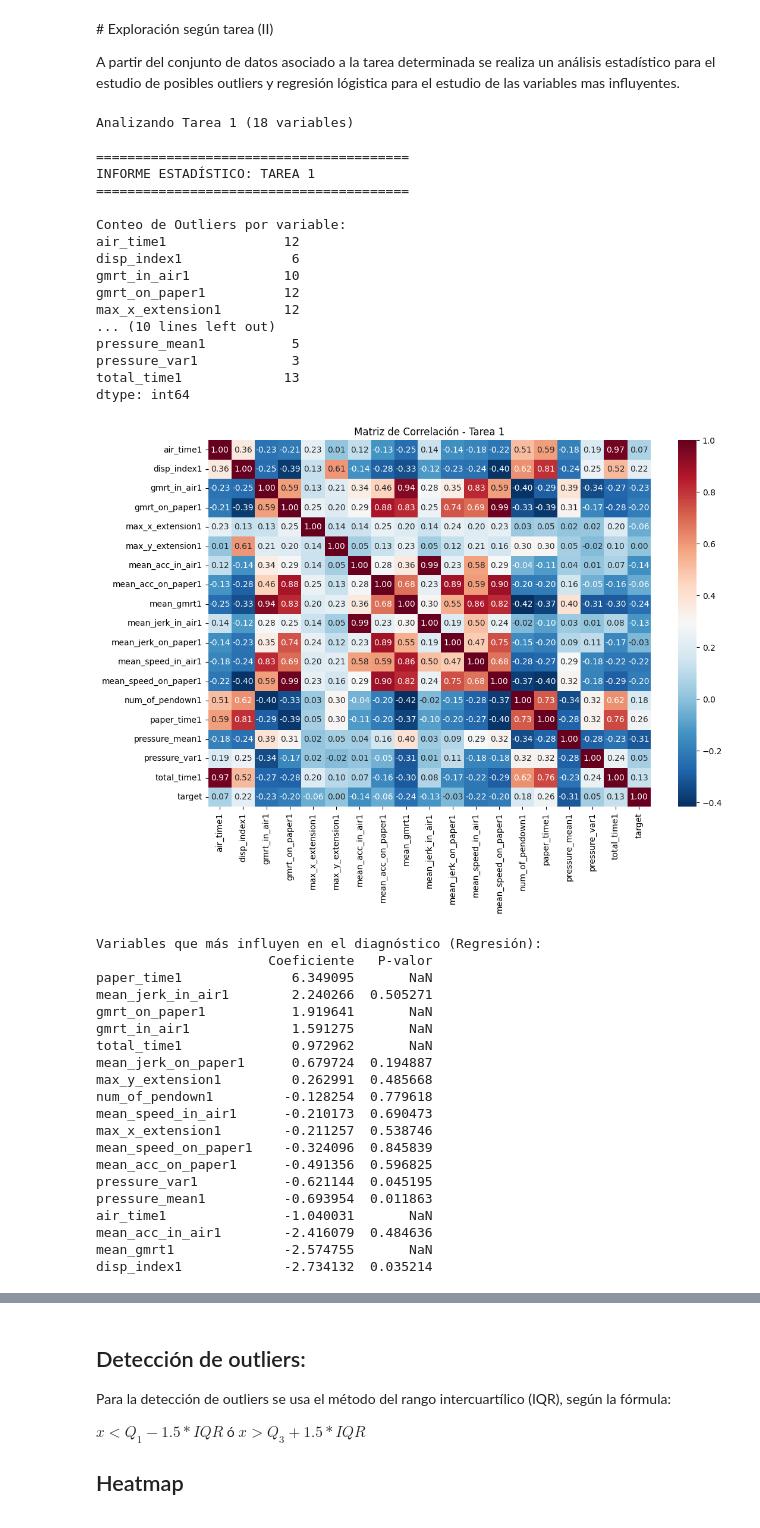
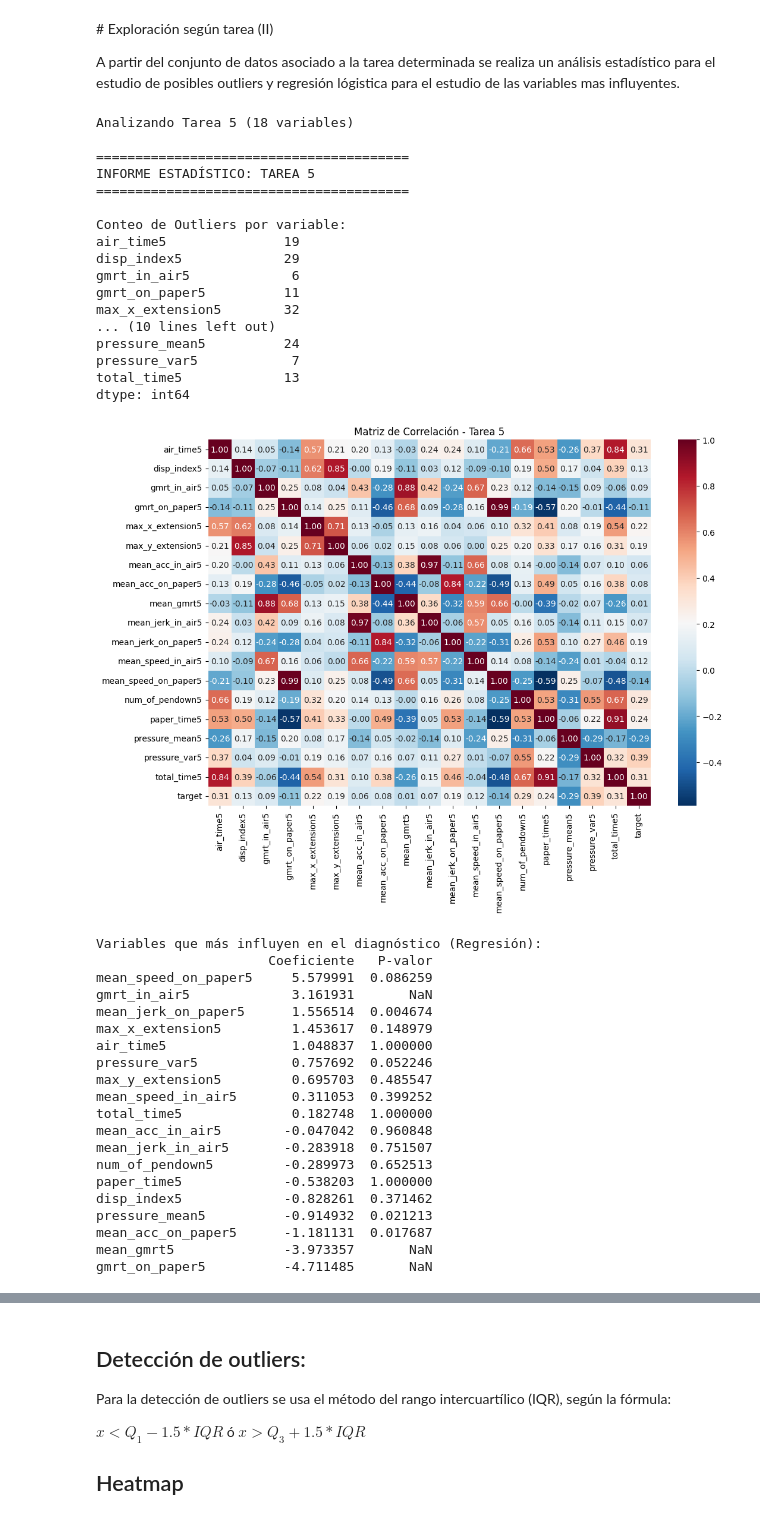
Before and after one commit to joserdeg/pruebas_tfm, a Jupyter notebook: darwin/darwin_exp1.ipynb, the cells around one changed output, grey strips where cells are left out. Saved outputs shown, nothing was run; the diff lists cells and outputs as text; code cells hidden in the pictures.

```diff
--- a/darwin/darwin_exp1.ipynb
+++ b/darwin/darwin_exp1.ipynb
@@ -266,62 +266,62 @@ def analizar_tarea2(df, num_tarea): # función analizar_tarea
 
         print("\nVariables que más influyen en el diagnóstico (Regresión):")
         print(influencia) # se imprime el resultado
 
         # Gráfico de Influencia
         plt.figure(figsize=(10, 6)) # tamaño
 
         # Rojo para coeficientes +, azul -
         colores = ['tomato' if c > 0 else 'skyblue' for c in influencia['Coeficiente']]
 
         # Gráfico de barras horizontales con los coeficientes
         influencia['Coeficiente'].plot(kind='barh', color=colores)
         plt.axvline(0, color='black', linestyle='--', alpha=0.7) # línea vertical en 0
         plt.title(f'Peso de las variables en el diagnóstico (Tarea {num_tarea})')
         plt.xlabel('Importancia (Coeficiente Estandarizado)') # etiqueta eje X
         plt.show() # se muestra el gráfico
 
     except Exception as e: # se impirme el mensaje cuando la regresión falla
         print(f"\nNo se pudo completar la regresión: {e}")
         print("Estudiar si las variables están demasiado correlacionadas (multicolinealidad).")
 
 # Uso:
-analizar_tarea2(df, 1)
+analizar_tarea2(df, 5)
 # %% [output]
-Analizando Tarea 1 (18 variables)
+Analizando Tarea 5 (18 variables)
 
 ========================================
-INFORME ESTADÍSTICO: TAREA 1
+INFORME ESTADÍSTICO: TAREA 5
 ========================================
 
 Conteo de Outliers por variable:
-air_time1               12
-disp_index1              6
-gmrt_in_air1            10
-gmrt_on_paper1          12
-max_x_extension1        12
+air_time5               19
+disp_index5             29
+gmrt_in_air5             6
+gmrt_on_paper5          11
+max_x_extension5        32
 ... (10 lines left out)
-pressure_mean1           5
-pressure_var1            3
-total_time1             13
+pressure_mean5          24
+pressure_var5            7
+total_time5             13
 dtype: int64
-[figure, old version]
+[figure, new version]
 Variables que más influyen en el diagnóstico (Regresión):
                       Coeficiente   P-valor
-paper_time1              6.349095       NaN
-mean_jerk_in_air1        2.240266  0.505271
-gmrt_on_paper1           1.919641       NaN
-gmrt_in_air1             1.591275       NaN
-total_time1              0.972962       NaN
-mean_jerk_on_paper1      0.679724  0.194887
-max_y_extension1         0.262991  0.485668
-num_of_pendown1         -0.128254  0.779618
-mean_speed_in_air1      -0.210173  0.690473
-max_x_extension1        -0.211257  0.538746
-mean_speed_on_paper1    -0.324096  0.845839
-mean_acc_on_paper1      -0.491356  0.596825
-pressure_var1           -0.621144  0.045195
-pressure_mean1          -0.693954  0.011863
-air_time1               -1.040031       NaN
-mean_acc_in_air1        -2.416079  0.484636
-mean_gmrt1              -2.574755       NaN
-disp_index1             -2.734132  0.035214
+mean_speed_on_paper5     5.579991  0.086259
+gmrt_in_air5             3.161931       NaN
+mean_jerk_on_paper5      1.556514  0.004674
+max_x_extension5         1.453617  0.148979
+air_time5                1.048837  1.000000
+pressure_var5            0.757692  0.052246
+max_y_extension5         0.695703  0.485547
+mean_speed_in_air5       0.311053  0.399252
+total_time5              0.182748  1.000000
+mean_acc_in_air5        -0.047042  0.960848
+mean_jerk_in_air5       -0.283918  0.751507
+num_of_pendown5         -0.289973  0.652513
+paper_time5             -0.538203  1.000000
+disp_index5             -0.828261  0.371462
+pressure_mean5          -0.914932  0.021213
+mean_acc_on_paper5      -1.181131  0.017687
+mean_gmrt5              -3.973357       NaN
+gmrt_on_paper5          -4.711485       NaN
```
Also changed, not shown: parts of 1 cell of this notebook, 9 other files.
